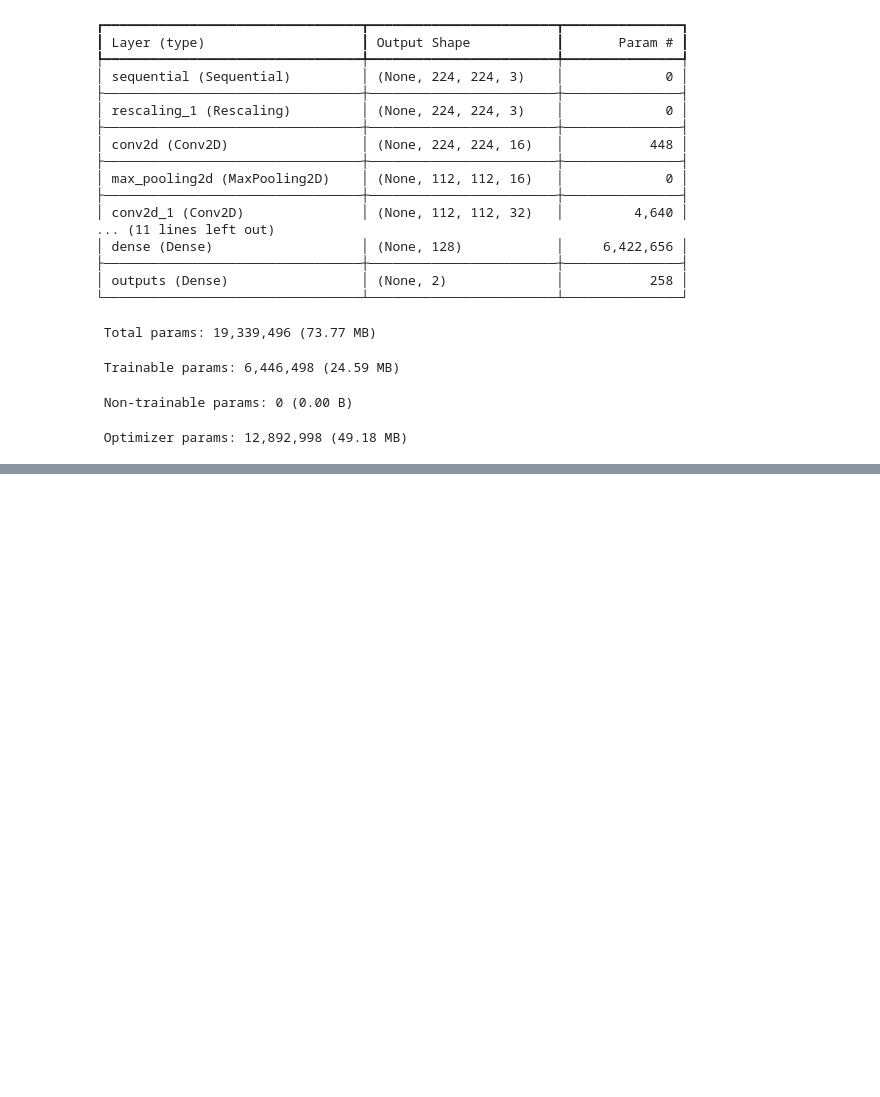
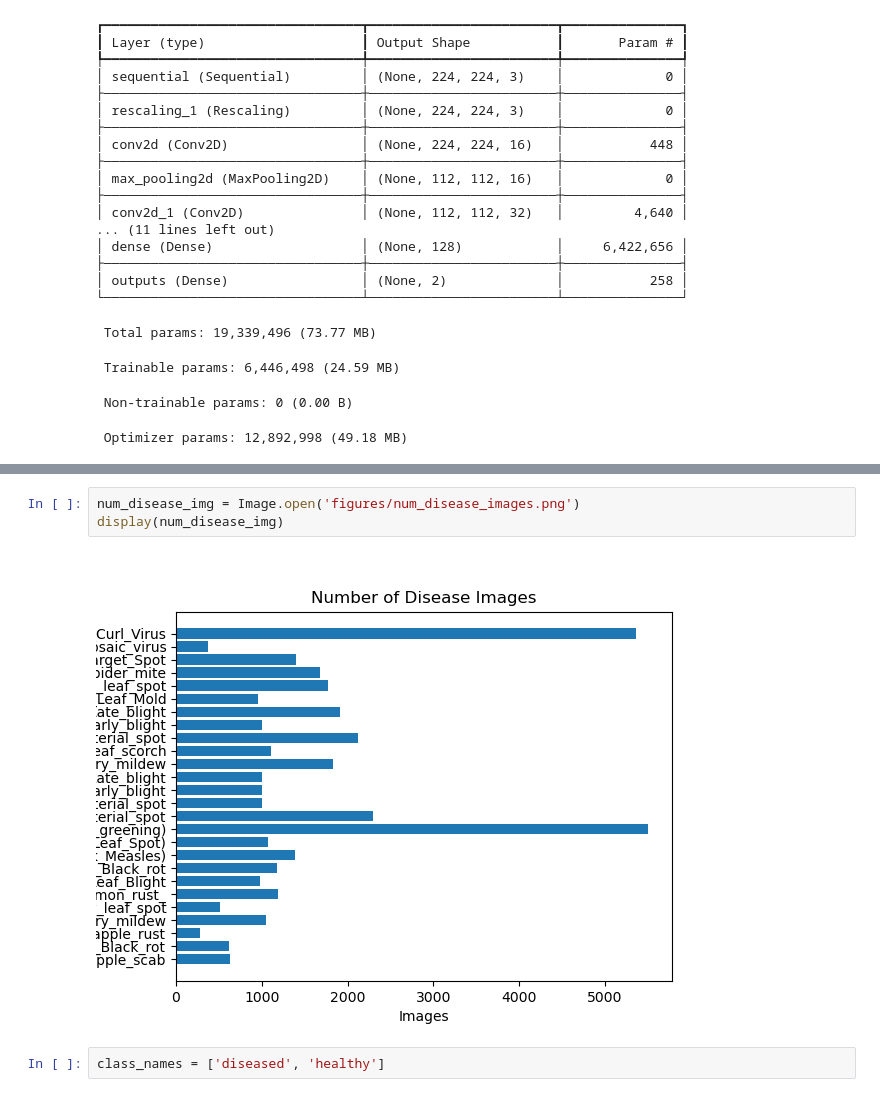
Before and after one commit to QuasimodoDragon/crop-disease-detection, a Jupyter notebook: disease-detection.ipynb, the cells around one changed output, grey strips where cells are left out. Cells and saved outputs as stored; diff of their text form; blank space fills up the shorter version.

```diff
--- a/disease-detection.ipynb
+++ b/disease-detection.ipynb
@@ -263,3 +53,10 @@ plt.show()
+# %%
+num_disease_img = Image.open('figures/num_disease_images.png')
+display(num_disease_img)
+# %% [output]
+[figure, added]
+# %%
+class_names = ['diseased', 'healthy']
 # %%
 # Widget code referenced from https://ashejim.github.io/C964/task2_c/example_sup_class/sup_class_ex-ui.html
 # UI - Create a widget where the user can input an image URL and receive the model's prediction
```
Also changed, not shown: parts of 24 cells of this notebook, 6 other files.
